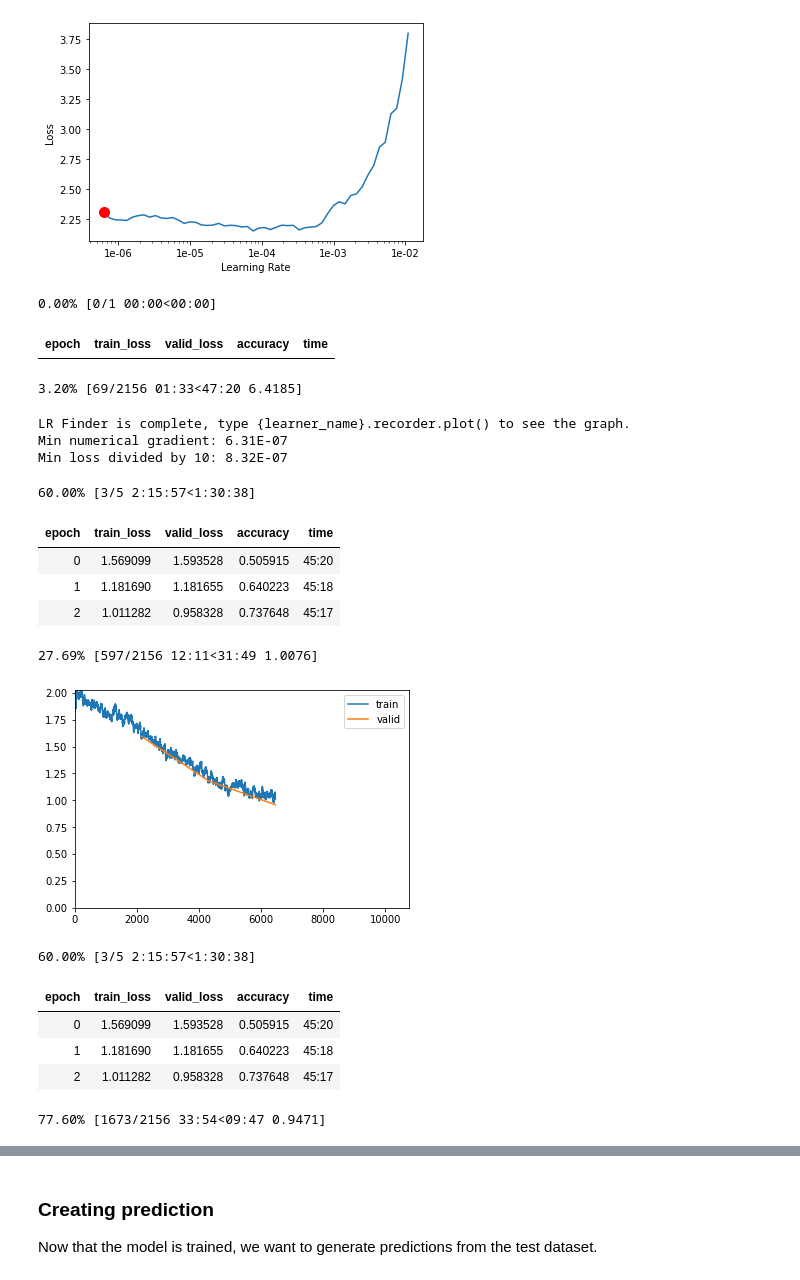
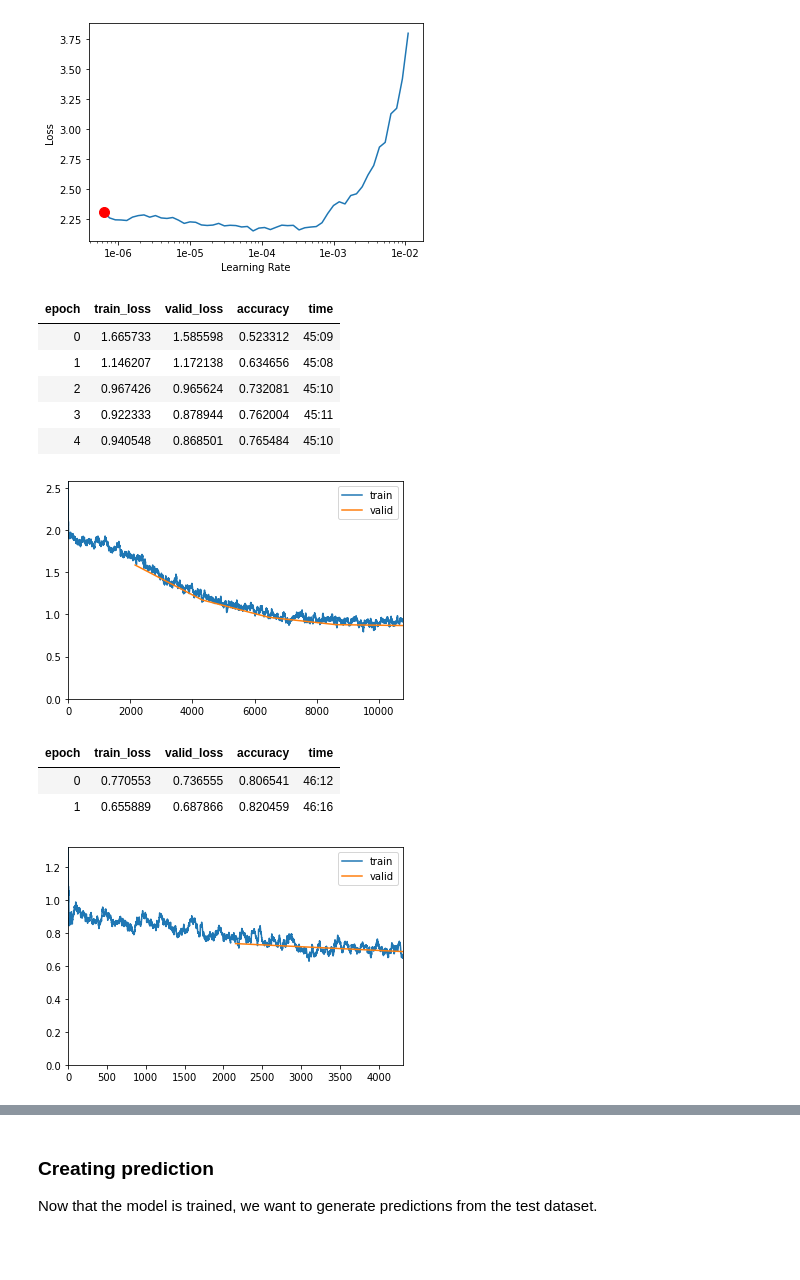
Before and after one commit to tanny411/Authorship-Attribution-using-Transfer-Learning, a Jupyter notebook: Other Models/BanglaBERT/Bangla_BERT.ipynb, the cells around one changed output, grey strips where cells are left out. Saved outputs shown, nothing was run; the diff lists cells and outputs as text; code cells hidden in the pictures; blank space fills up the shorter version.

```diff
--- a/Other Models/BanglaBERT/Bangla_BERT.ipynb
+++ b/Other Models/BanglaBERT/Bangla_BERT.ipynb
@@ -358,30 +358,29 @@ Min loss divided by 10: 7.59E-06
 # %%
 learner.load(BBert/'epoch_7')
 learner.unfreeze()
-learner.lr_find()
-learner.recorder.plot(skip_end=7,suggestion=True)
-lr = learner.recorder.min_grad_lr
-# lr = 6.31E-07
+# learner.lr_find()
+# learner.recorder.plot(skip_end=7,suggestion=True)
+# lr = learner.recorder.min_grad_lr
+lr = 6.31E-07
 learner.fit_one_cycle(5, max_lr=slice(lr*0.95**num_groups, lr), moms=(0.8, 0.9))
 learner.save(BBert/'epoch_12')
 # %% [output]
-0.00% [0/1 00:00<00:00]
 | epoch | train_loss | valid_loss | accuracy | time |
+| 0 | 1.665733 | 1.585598 | 0.523312 | 45:09 |
+| 1 | 1.146207 | 1.172138 | 0.634656 | 45:08 |
+| 2 | 0.967426 | 0.965624 | 0.732081 | 45:10 |
+| 3 | 0.922333 | 0.878944 | 0.762004 | 45:11 |
+| 4 | 0.940548 | 0.868501 | 0.765484 | 45:10 |
-3.20% [69/2156 01:33<47:20 6.4185]
-LR Finder is complete, type {learner_name}.recorder.plot() to see the graph.
-Min numerical gradient: 6.31E-07
-Min loss divided by 10: 8.32E-07
-60.00% [3/5 2:15:57<1:30:38]
-| epoch | train_loss | valid_loss | accuracy | time |
-| 0 | 1.569099 | 1.593528 | 0.505915 | 45:20 |
-| 1 | 1.181690 | 1.181655 | 0.640223 | 45:18 |
-| 2 | 1.011282 | 0.958328 | 0.737648 | 45:17 |
-27.69% [597/2156 12:11<31:49 1.0076]
-[figure, old version]
+[figure, new version]
-60.00% [3/5 2:15:57<1:30:38]
-| epoch | train_loss | valid_loss | accuracy | time |
-| 0 | 1.569099 | 1.593528 | 0.505915 | 45:20 |
-| 1 | 1.181690 | 1.181655 | 0.640223 | 45:18 |
-| 2 | 1.011282 | 0.958328 | 0.737648 | 45:17 |
-77.60% [1673/2156 33:54<09:47 0.9471]
+# %%
+learner.load(BBert/'epoch_12')
+learner.unfreeze()
+lr = 6.31E-07
+learner.fit_one_cycle(2, max_lr=slice(lr*0.95**num_groups, lr), moms=(0.8, 0.9))
+learner.save(BBert/'epoch_14')
+# %% [output]
+| epoch | train_loss | valid_loss | accuracy | time |
+| 0 | 0.770553 | 0.736555 | 0.806541 | 46:12 |
+| 1 | 0.655889 | 0.687866 | 0.820459 | 46:16 |
+[figure, added]
 # %%
```
Also changed, not shown: parts of 17 cells of this notebook, 1 other file.
